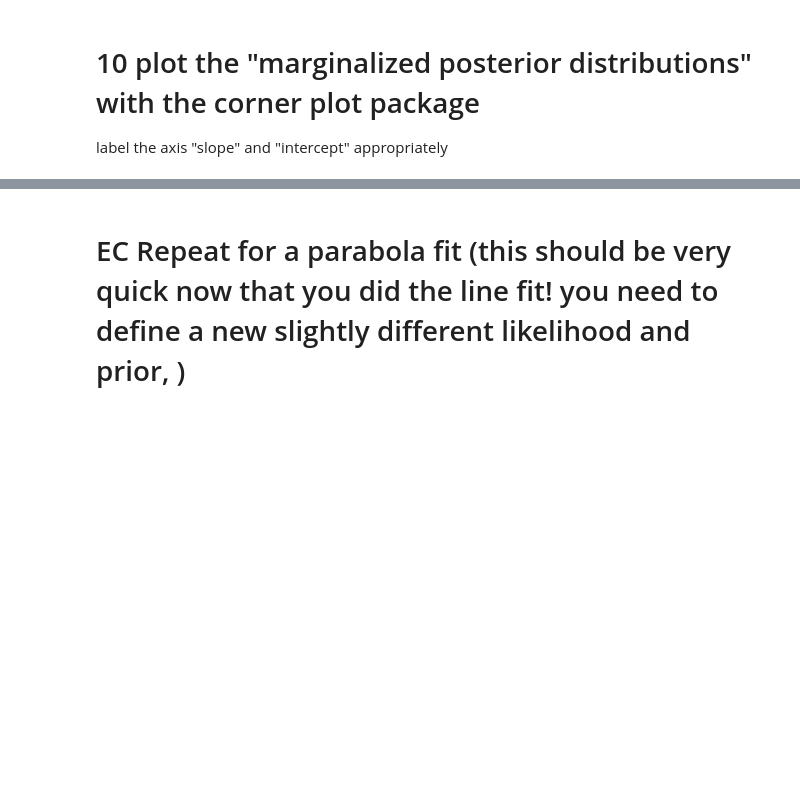
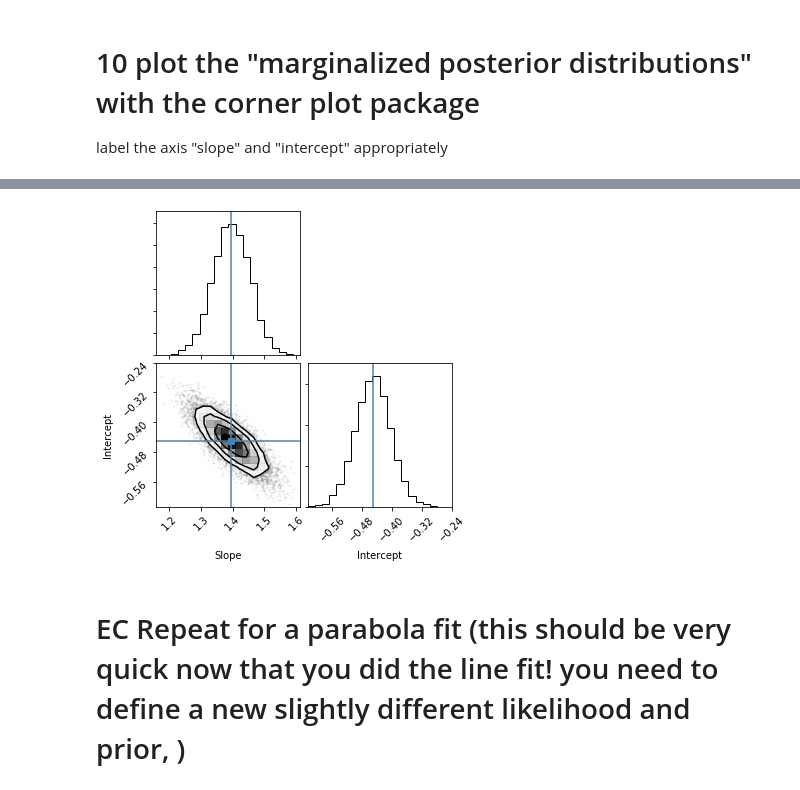
Before and after one commit to DesiPilla/DSPS_dPilla, a Jupyter notebook: HW7/LRtestAndMCMC.ipynb, the cells around one changed output, grey strips where cells are left out. Drawn from its saved outputs; the diff is of its cells as text; code cells hidden in the pictures; blank space fills up the shorter version.

```diff
--- a/HW7/LRtestAndMCMC.ipynb
+++ b/HW7/LRtestAndMCMC.ipynb
@@ -330,2 +381,7 @@ label the axis "slope" and "intercept" appropriately
+# %%
+mpd = sampler.get_chain(discard = 50, thin = 15, flat = True)
+fig = corner.corner(mpd, labels=labels, truths=[m_ml, b_ml]);
+# %% [output]
+[figure, added]
 # %% [markdown]
 #  EC Repeat for a parabola fit (this should be very quick now that you did the line fit! you need to define a new slightly different likelihood and prior, )
```
Also changed, not shown: parts of 22 cells of this notebook.
